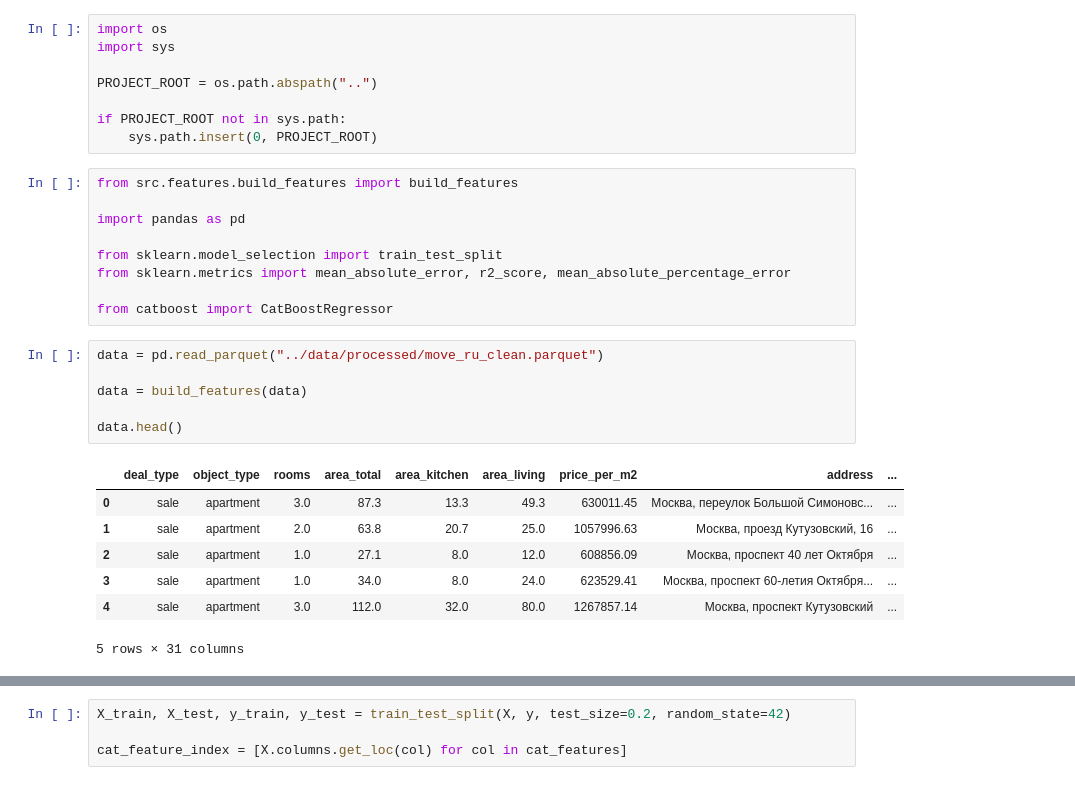
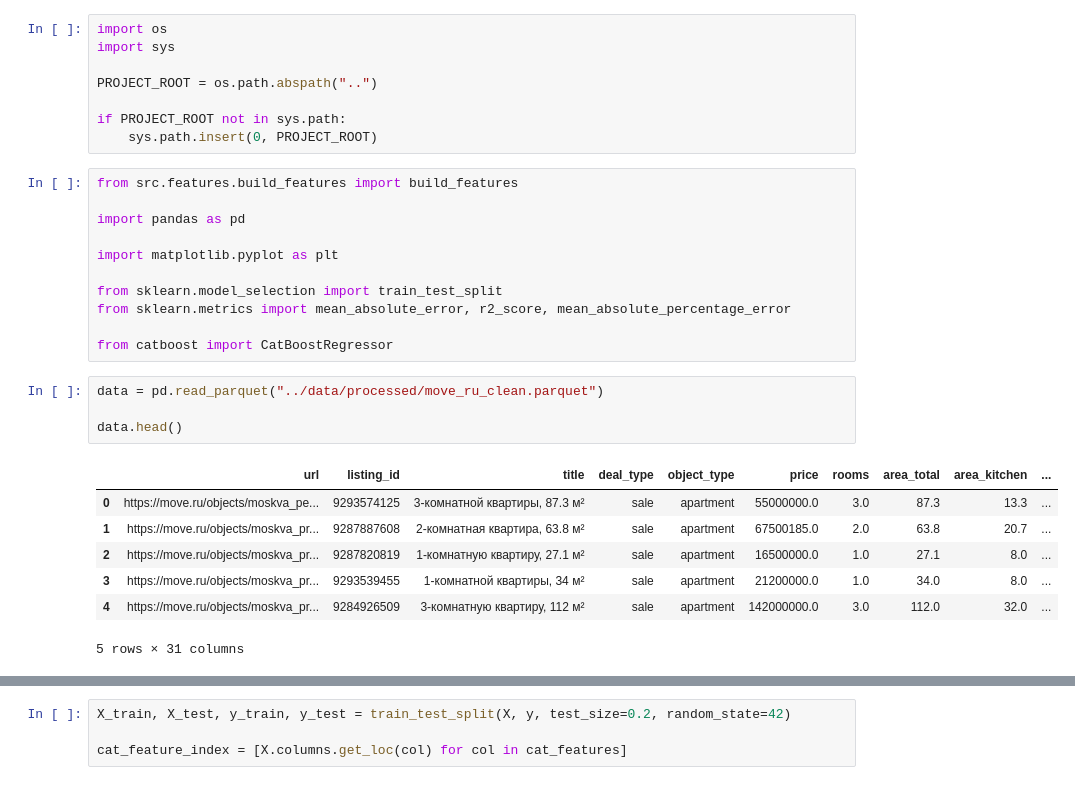
Before and after one commit to bongo-22/realty-checker-project, a Jupyter notebook: notebooks/03_model_with_feature.ipynb, the cells around one changed output, grey strips where cells are left out. Saved outputs shown, nothing was run; the diff lists cells and outputs as text.

```diff
--- a/notebooks/03_model_with_feature.ipynb
+++ b/notebooks/03_model_with_feature.ipynb
@@ -11,6 +11,8 @@ from src.features.build_features import build_features
 
 import pandas as pd
 
+import matplotlib.pyplot as plt
+
 from sklearn.model_selection import train_test_split
 from sklearn.metrics import mean_absolute_error, r2_score, mean_absolute_percentage_error
 
@@ -18,16 +20,14 @@ from catboost import CatBoostRegressor
 # %%
 data = pd.read_parquet("../data/processed/move_ru_clean.parquet")
 
-data = build_features(data)
-
 data.head()
 # %% [output]
-|  | deal_type | object_type | rooms | area_total | area_kitchen | area_living | price_per_m2 | address | ... |
-| 0 | sale | apartment | 3.0 | 87.3 | 13.3 | 49.3 | 630011.45 | Москва, переулок Большой Симоновс... | ... |
-| 1 | sale | apartment | 2.0 | 63.8 | 20.7 | 25.0 | 1057996.63 | Москва, проезд Кутузовский, 16 | ... |
-| 2 | sale | apartment | 1.0 | 27.1 | 8.0 | 12.0 | 608856.09 | Москва, проспект 40 лет Октября | ... |
-| 3 | sale | apartment | 1.0 | 34.0 | 8.0 | 24.0 | 623529.41 | Москва, проспект 60-летия Октября... | ... |
-| 4 | sale | apartment | 3.0 | 112.0 | 32.0 | 80.0 | 1267857.14 | Москва, проспект Кутузовский | ... |
+|  | url | listing_id | title | deal_type | object_type | price | rooms | area_total | area_kitchen | ... |
+| 0 | https://move.ru/objects/moskva_pe... | 9293574125 | 3-комнатной квартиры, 87.3 м² | sale | apartment | 55000000.0 | 3.0 | 87.3 | 13.3 | ... |
+| 1 | https://move.ru/objects/moskva_pr... | 9287887608 | 2-комнатная квартира, 63.8 м² | sale | apartment | 67500185.0 | 2.0 | 63.8 | 20.7 | ... |
+| 2 | https://move.ru/objects/moskva_pr... | 9287820819 | 1-комнатную квартиру, 27.1 м² | sale | apartment | 16500000.0 | 1.0 | 27.1 | 8.0 | ... |
+| 3 | https://move.ru/objects/moskva_pr... | 9293539455 | 1-комнатной квартиры, 34 м² | sale | apartment | 21200000.0 | 1.0 | 34.0 | 8.0 | ... |
+| 4 | https://move.ru/objects/moskva_pr... | 9284926509 | 3-комнатную квартиру, 112 м² | sale | apartment | 142000000.0 | 3.0 | 112.0 | 32.0 | ... |
 5 rows × 31 columns
 # %%
 target = "price_per_m2"
```
Also changed, not shown: parts of 3 cells of this notebook, 2 other files.
